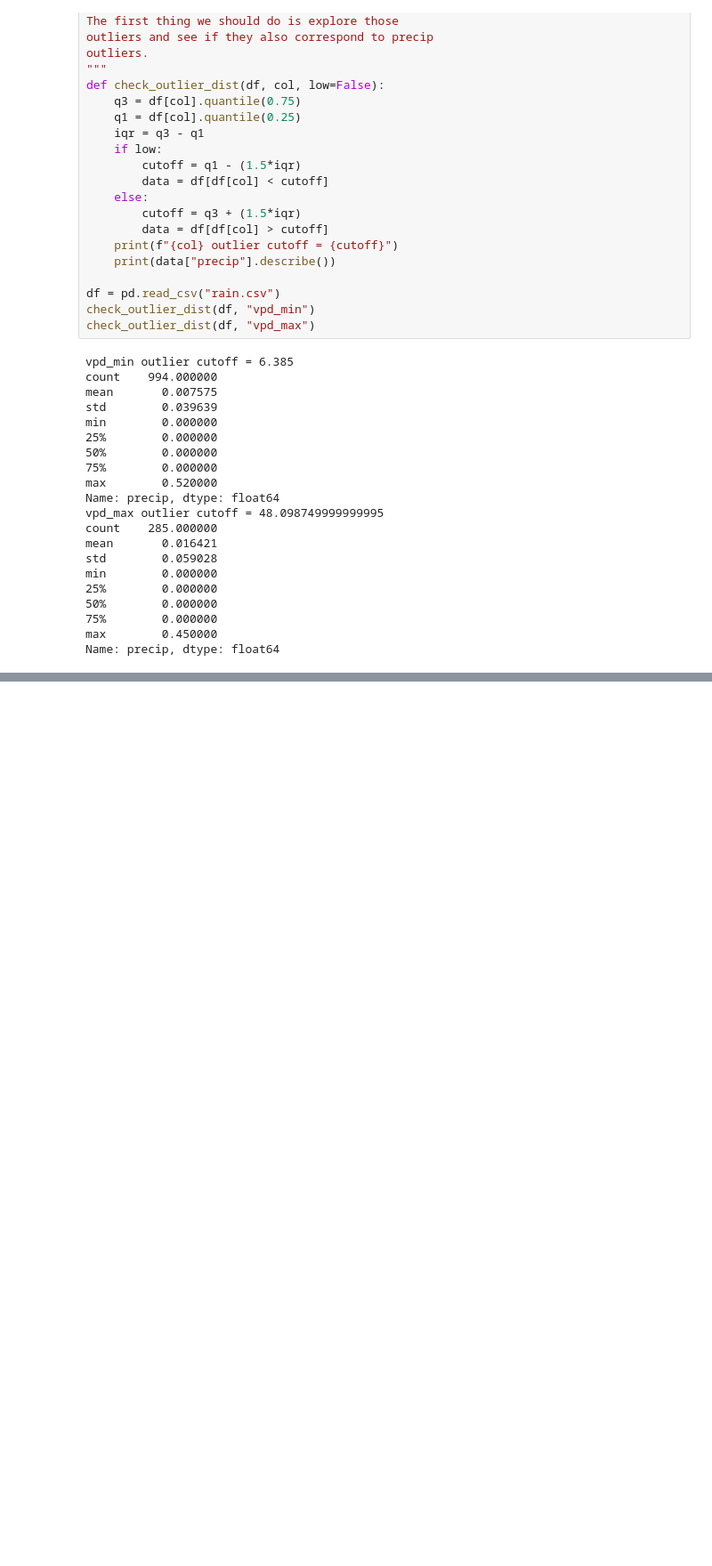
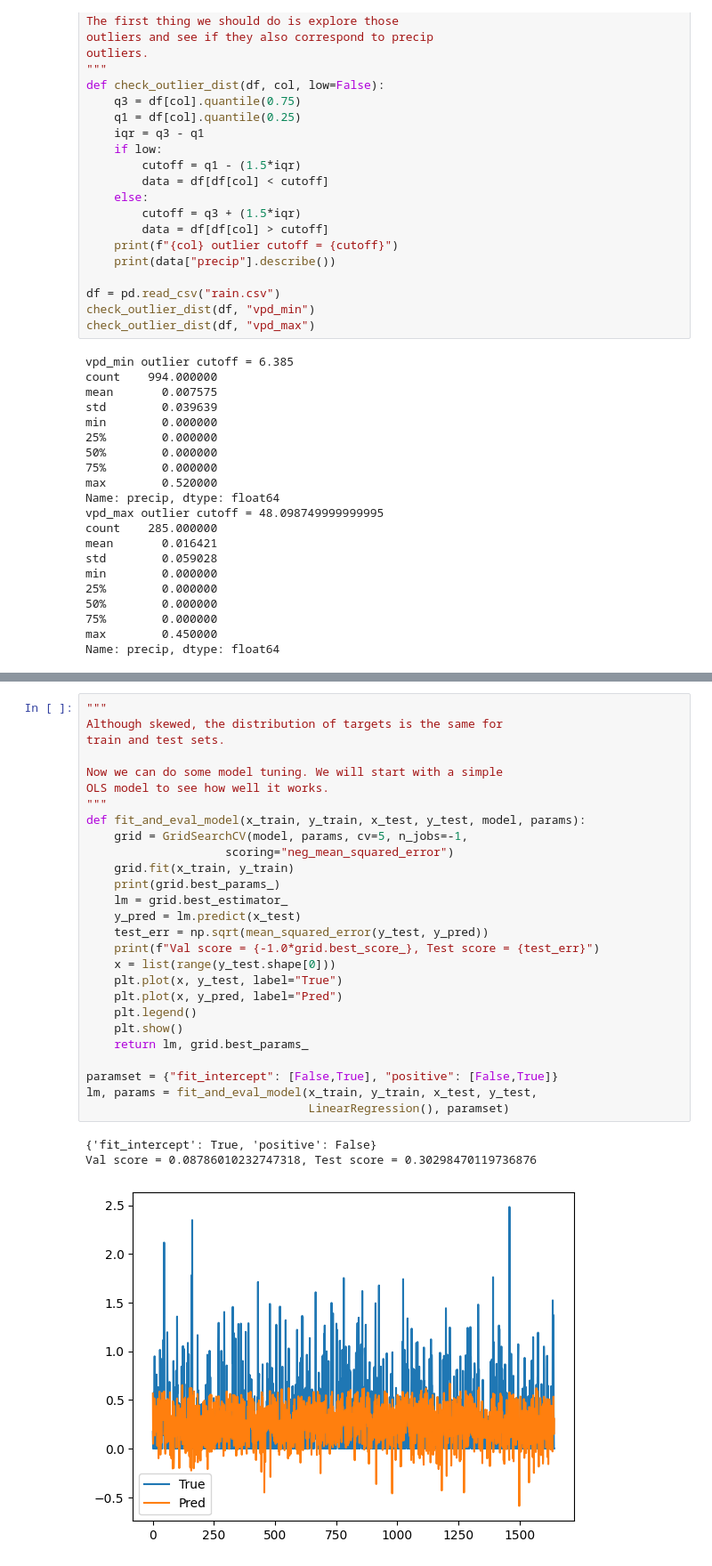
Before and after one commit to barbosaMatheus/ok_rain_regression, a Jupyter notebook: rain.ipynb, the cells around one changed output, grey strips where cells are left out. Shown at 89% size. Saved outputs shown, nothing was run; the diff lists cells and outputs as text; blank space fills up the shorter version.

Commit message:
prob pred done, need to discuss

```diff
--- a/rain.ipynb
+++ b/rain.ipynb
@@ -439,0 +460,31 @@ df = pd.read_csv("rain.csv")
+# %%
+"""
+Although skewed, the distribution of targets is the same for
+train and test sets.
+
+Now we can do some model tuning. We will start with a simple
+OLS model to see how well it works.
+"""
+def fit_and_eval_model(x_train, y_train, x_test, y_test, model, params):
+    grid = GridSearchCV(model, params, cv=5, n_jobs=-1,
+                    scoring="neg_mean_squared_error")
+    grid.fit(x_train, y_train)
+    print(grid.best_params_)
+    lm = grid.best_estimator_
+    y_pred = lm.predict(x_test)
+    test_err = np.sqrt(mean_squared_error(y_test, y_pred))
+    print(f"Val score = {-1.0*grid.best_score_}, Test score = {test_err}")
+    x = list(range(y_test.shape[0]))
+    plt.plot(x, y_test, label="True")
+    plt.plot(x, y_pred, label="Pred")
+    plt.legend()
+    plt.show()
+    return lm, grid.best_params_
+
+paramset = {"fit_intercept": [False,True], "positive": [False,True]}
+lm, params = fit_and_eval_model(x_train, y_train, x_test, y_test,
+                                LinearRegression(), paramset)
+# %% [output]
+{'fit_intercept': True, 'positive': False}
+Val score = 0.08786010232747318, Test score = 0.30298470119736876
+[figure, added]
```
Also changed, not shown: parts of 10 cells of this notebook, 1 other file.
